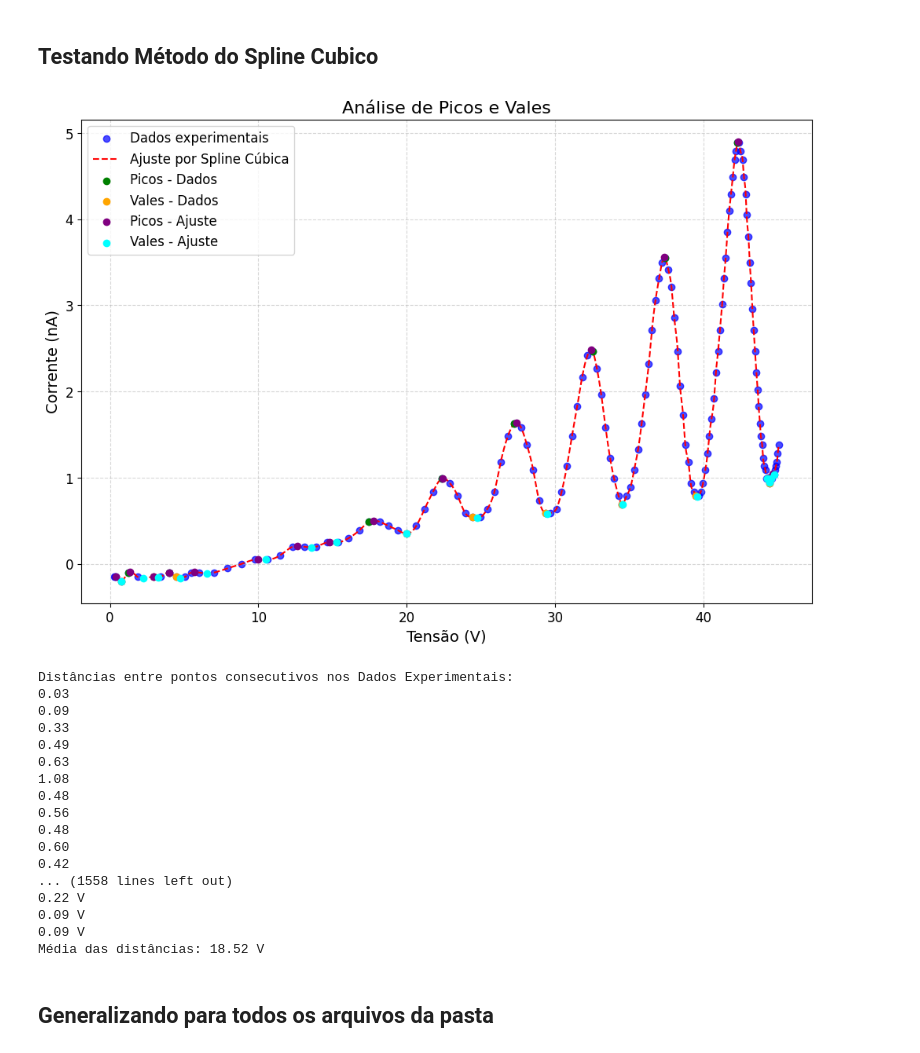
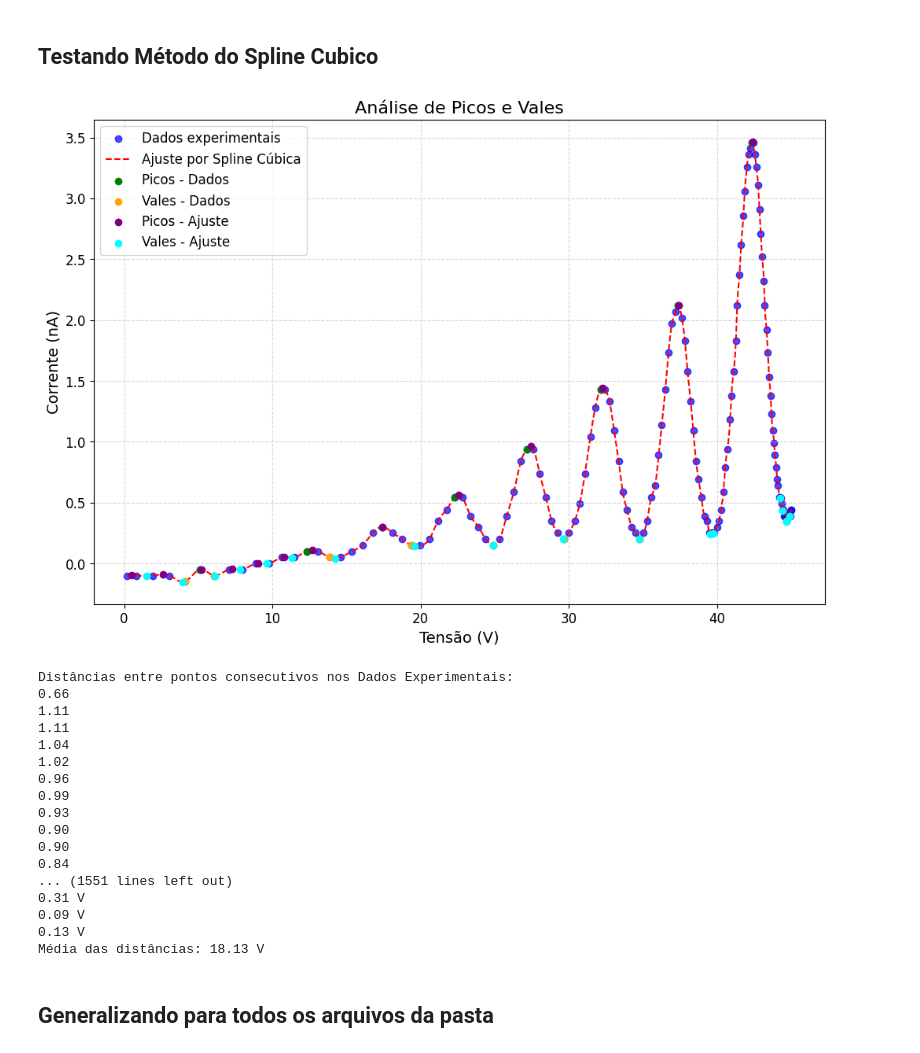
Before and after one commit to filipe7788/franck_hertz, a Jupyter notebook: fitting.ipynb, the cells around one changed output. Saved outputs shown, nothing was run; the diff lists cells and outputs as text; code cells hidden in the pictures.

```diff
--- a/fitting.ipynb
+++ b/fitting.ipynb
@@ -35,7 +35,7 @@ if tensao.empty or corrente.empty:
     exit()
 
 # Ajuste polinomial
-grau_polinomio = 9
+grau_polinomio = 16
 polinomio, coeficientes = ajustar_polinomio(tensao, corrente, grau_polinomio)
 
 # Gerar curva ajustada
@@ -112,7 +116,7 @@ from scipy.signal import find_peaks
 from scipy.interpolate import CubicSpline
 
 # Carregar dados (substitua pelo seu arquivo CSV)
-file_path = "R_FIXO_1.csv"
+file_path = "R_FIXO_2.csv"
 df = pd.read_csv(file_path, skiprows=1)
 
 # Extrair colunas de tensão (tensao) e corrente (corrente)
@@ -242,51 +246,51 @@ if dist_picos_vales_dados:
     print("\nDistâncias entre Picos e Vales nos Dados Experimentais:")
     for dist in dist_picos_vales_dados:
         print(f"{dist:.2f} V")
     print(f"Média das distâncias: {media_dist_picos_vales_dados:.2f} V")
 else:
     print("Nenhuma distância calculada entre picos e vales nos dados experimentais.")
 
 print("\nPicos e Vales na Curva Ajustada:")
 if len(picos_ajuste) > 0:
     print("Picos:")
     for i in picos_ajuste:
         print(f"Tensão: {x_fit[i]:.2f} V, Corrente: {y_fit[i]:.2f} nA")
 else:
     print("Nenhum pico encontrado na curva ajustada.")
 
 if len(vales_ajuste) > 0:
     print("\nVales:")
     for i in vales_ajuste:
         print(f"Tensão: {x_fit[i]:.2f} V, Corrente: {y_fit[i]:.2f} nA")
 else:
     print("Nenhum vale encontrado na curva ajustada.")
 
 if dist_picos_vales_ajuste:
     print("\nDistâncias entre Picos e Vales na Curva Ajustada:")
     for dist in dist_picos_vales_ajuste:
         print(f"{dist:.2f} V")
     print(f"Média das distâncias: {media_dist_picos_vales_ajuste:.2f} V")
 else:
     print("Nenhuma distância calculada entre picos e vales na curva ajustada.")
 # %% [output]
-[figure, old version]
+[figure, new version]
 Distâncias entre pontos consecutivos nos Dados Experimentais:
-0.03
-0.09
-0.33
-0.49
-0.63
-1.08
-0.48
-0.56
-0.48
-0.60
-0.42
-... (1558 lines left out)
-0.22 V
+0.66
+1.11
+1.11
+1.04
+1.02
+0.96
+0.99
+0.93
+0.90
+0.90
+0.84
+... (1551 lines left out)
+0.31 V
 0.09 V
-0.09 V
-Média das distâncias: 18.52 V
+0.13 V
+Média das distâncias: 18.13 V
 # %% [markdown]
 ## Generalizando para todos os arquivos da pasta
 # %%
```
Also changed, not shown: parts of 2 cells of this notebook, 7 other files.
